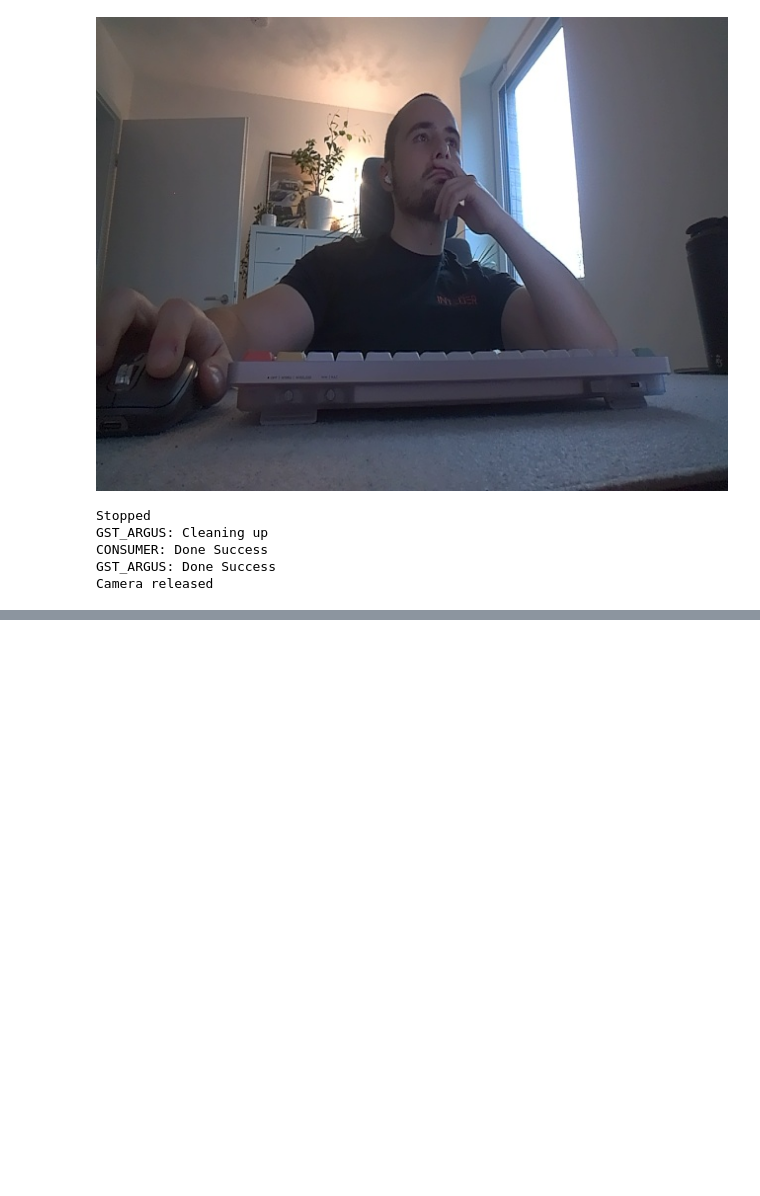
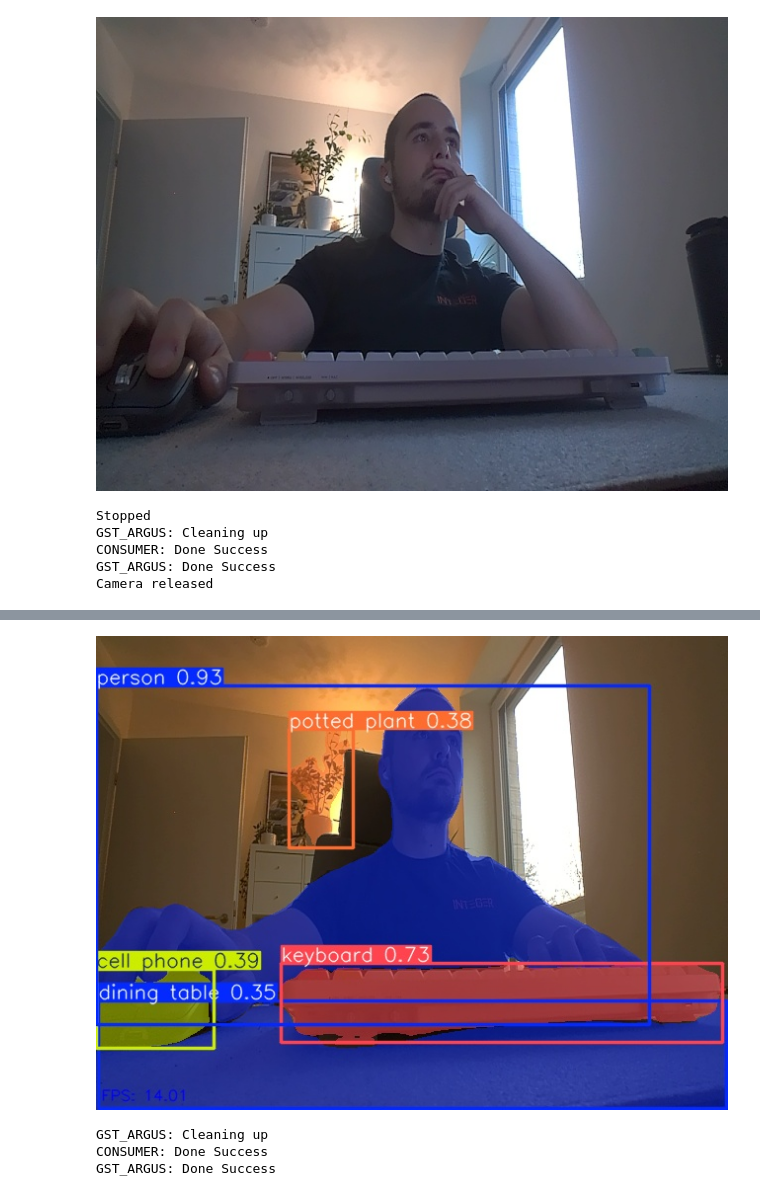
Before and after one commit to denishartl/jetson-yolo-intro, a Jupyter notebook: jetson-yolo-intro.ipynb, the cells around one changed output, grey strips where cells are left out. Cells and saved outputs as stored; diff of their text form; code cells hidden in the pictures; blank space fills up the shorter version.

```diff
--- a/jetson-yolo-intro.ipynb
+++ b/jetson-yolo-intro.ipynb
@@ -69,4 +122,11 @@ Camera released
 # %%
 # Image Segmentation
+model = YOLO("models/yolo11m-seg.pt")
+run_model(model)
+# %% [output]
+[figure, added]
+GST_ARGUS: Cleaning up
+CONSUMER: Done Success
+GST_ARGUS: Done Success
 # %%
 # Classification
```
Also changed, not shown: parts of 5 cells of this notebook.
